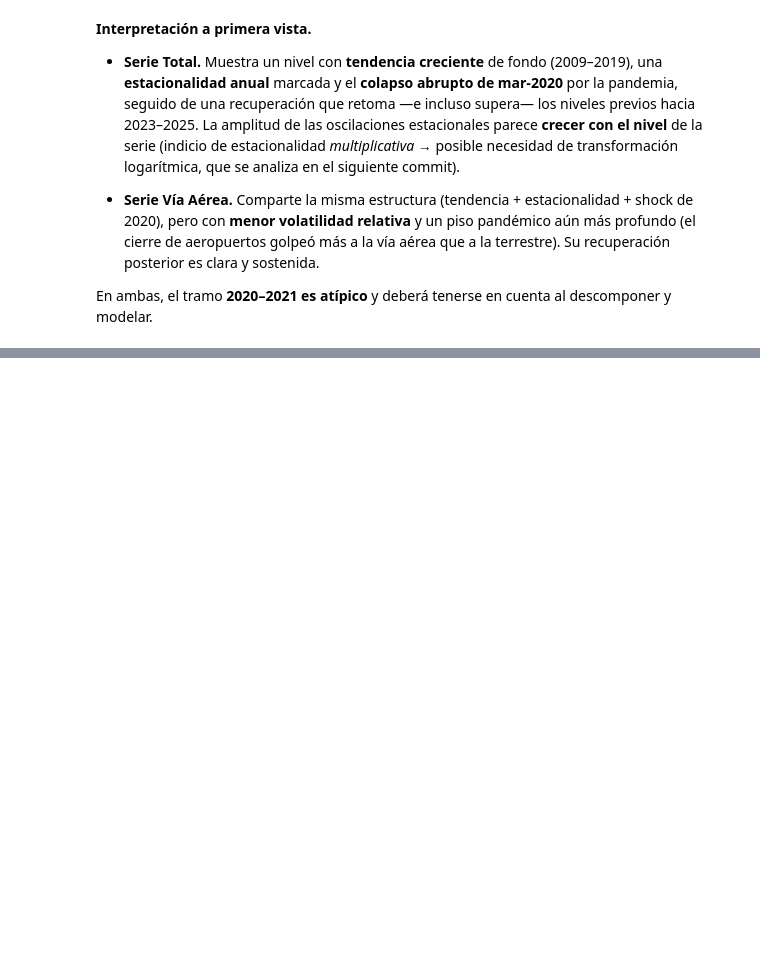
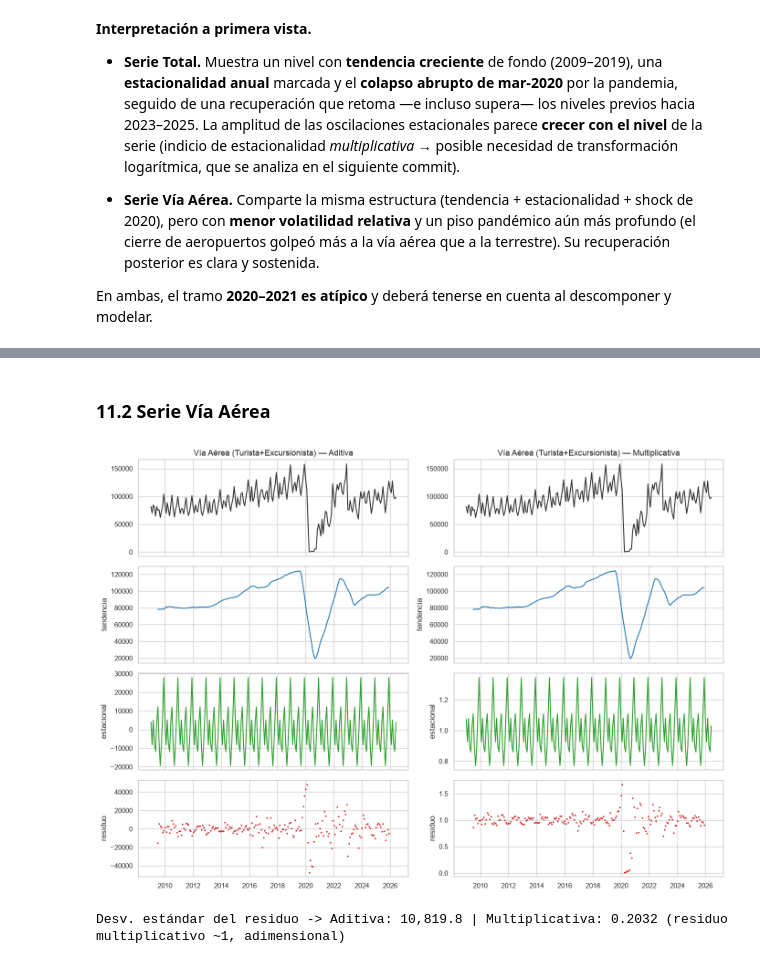
Before and after one commit to nicoCT04/Lab1DataScience, a Jupyter notebook: Lab1_Series_Tiempo.ipynb, the cells around one changed output, grey strips where cells are left out. Drawn from its saved outputs; the diff is of its cells as text; code cells hidden in the pictures; blank space fills up the shorter version.

```diff
--- a/Lab1_Series_Tiempo.ipynb
+++ b/Lab1_Series_Tiempo.ipynb
@@ -585,0 +631,7 @@ En ambas, el tramo **2020–2021 es atípico** y deberá tenerse en cuenta al de
+# %% [markdown]
+### 11.2 Serie Vía Aérea
+# %%
+_ = comparar_descomposicion(serie_aerea, "Vía Aérea (Turista+Excursionista)")
+# %% [output]
+[figure, added]
+Desv. estándar del residuo -> Aditiva: 10,819.8 | Multiplicativa: 0.2032 (residuo multiplicativo ~1, adimensional)
```
Also changed, not shown: parts of 15 cells of this notebook.
